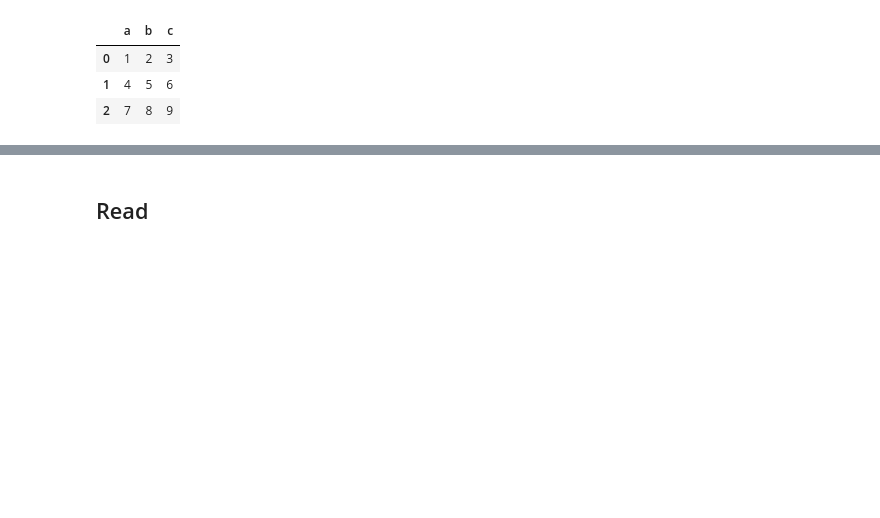
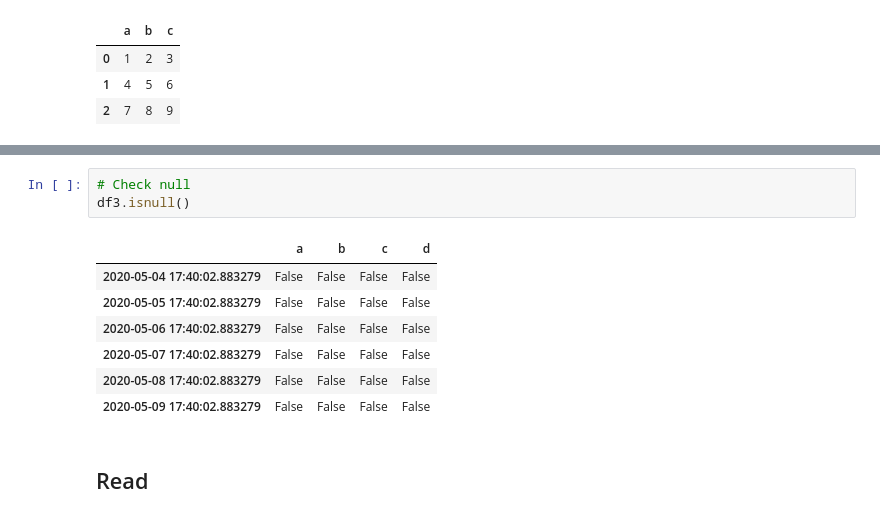
Before and after one commit to iamonmars/notebooks, a Jupyter notebook: basics/pandas/Pandas.ipynb, the cells around one changed output, grey strips where cells are left out. Cells and saved outputs as stored; diff of their text form; blank space fills up the shorter version.

```diff
--- a/basics/pandas/Pandas.ipynb
+++ b/basics/pandas/Pandas.ipynb
@@ -71,3 +133,14 @@ df.describe()
+# %%
+# Check null
+df3.isnull()
+# %% [output]
+|  | a | b | c | d |
+| 2020-05-04 17:40:02.883279 | False | False | False | False |
+| 2020-05-05 17:40:02.883279 | False | False | False | False |
+| 2020-05-06 17:40:02.883279 | False | False | False | False |
+| 2020-05-07 17:40:02.883279 | False | False | False | False |
+| 2020-05-08 17:40:02.883279 | False | False | False | False |
+| 2020-05-09 17:40:02.883279 | False | False | False | False |
 # %% [markdown]
 ## Read
 # %%
```
Also changed, not shown: parts of 26 cells of this notebook, 1 other file.
